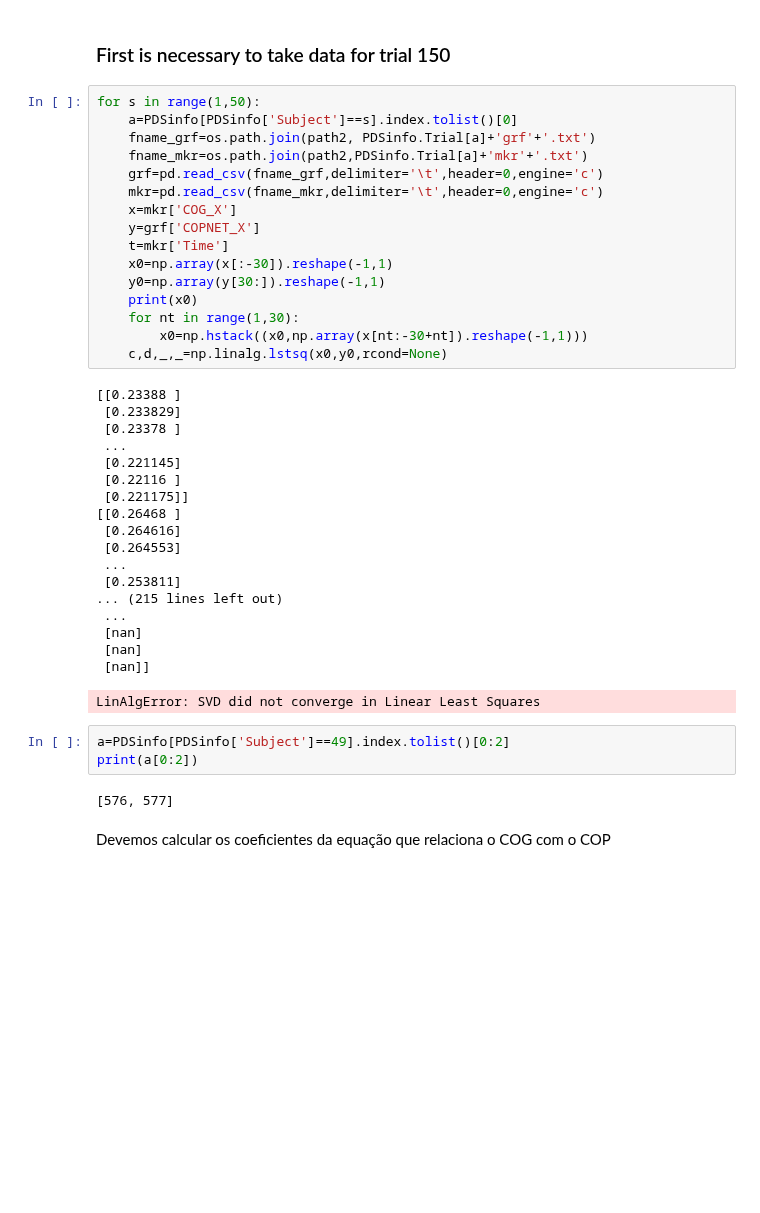
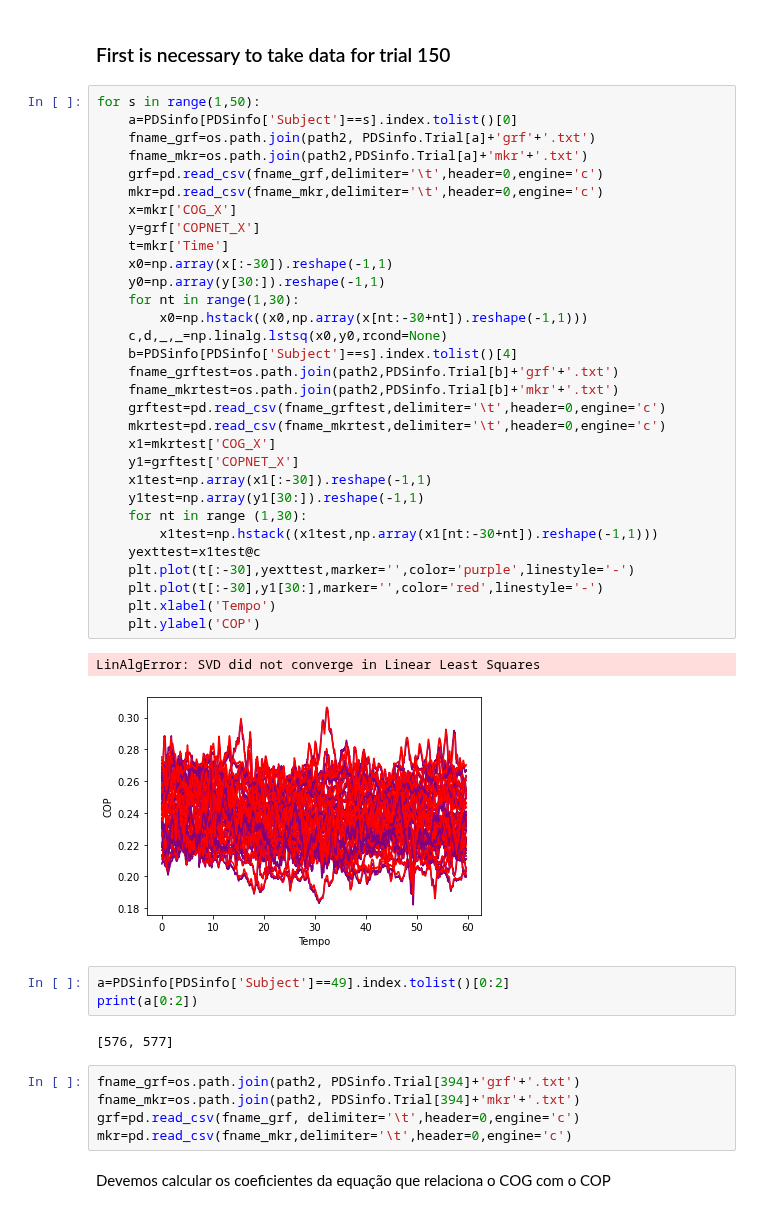
Before and after one commit to FernandaVanzini/COPandCOGestimar, a Jupyter notebook: RegressãoLinear-Every Subject.ipynb, the cells around one changed output. Cells and saved outputs as stored; diff of their text form; blank space fills up the shorter version.

```diff
--- a/RegressãoLinear-Every Subject.ipynb
+++ b/RegressãoLinear-Every Subject.ipynb
@@ -95,43 +93,47 @@ Name: Trial, dtype: object
 # %%
 for s in range(1,50):
     a=PDSinfo[PDSinfo['Subject']==s].index.tolist()[0]
     fname_grf=os.path.join(path2, PDSinfo.Trial[a]+'grf'+'.txt')
     fname_mkr=os.path.join(path2,PDSinfo.Trial[a]+'mkr'+'.txt')
     grf=pd.read_csv(fname_grf,delimiter='\t',header=0,engine='c')
     mkr=pd.read_csv(fname_mkr,delimiter='\t',header=0,engine='c')
     x=mkr['COG_X']
     y=grf['COPNET_X']
     t=mkr['Time']
     x0=np.array(x[:-30]).reshape(-1,1)
     y0=np.array(y[30:]).reshape(-1,1)
-    print(x0)
     for nt in range(1,30):
         x0=np.hstack((x0,np.array(x[nt:-30+nt]).reshape(-1,1)))
     c,d,_,_=np.linalg.lstsq(x0,y0,rcond=None)
+    b=PDSinfo[PDSinfo['Subject']==s].index.tolist()[4]
+    fname_grftest=os.path.join(path2,PDSinfo.Trial[b]+'grf'+'.txt')
+    fname_mkrtest=os.path.join(path2,PDSinfo.Trial[b]+'mkr'+'.txt')
+    grftest=pd.read_csv(fname_grftest,delimiter='\t',header=0,engine='c')
+    mkrtest=pd.read_csv(fname_mkrtest,delimiter='\t',header=0,engine='c')
+    x1=mkrtest['COG_X']
+    y1=grftest['COPNET_X']
+    x1test=np.array(x1[:-30]).reshape(-1,1)
+    y1test=np.array(y1[30:]).reshape(-1,1)
+    for nt in range (1,30):
+        x1test=np.hstack((x1test,np.array(x1[nt:-30+nt]).reshape(-1,1)))
+    yexttest=x1test@c
+    plt.plot(t[:-30],yexttest,marker='',color='purple',linestyle='-')
+    plt.plot(t[:-30],y1[30:],marker='',color='red',linestyle='-')
+    plt.xlabel('Tempo')
+    plt.ylabel('COP')
 # %% [output]
-[[0.23388 ]
- [0.233829]
- [0.23378 ]
- ...
- [0.221145]
- [0.22116 ]
- [0.221175]]
-[[0.26468 ]
- [0.264616]
- [0.264553]
- ...
- [0.253811]
-... (215 lines left out)
- ...
- [nan]
- [nan]
- [nan]]
+LinAlgError: SVD did not converge in Linear Least Squares
-LinAlgError: SVD did not converge in Linear Least Squares
+[figure, added]
 # %%
 a=PDSinfo[PDSinfo['Subject']==49].index.tolist()[0:2]
 print(a[0:2])
 # %% [output]
 [576, 577]
+# %%
+fname_grf=os.path.join(path2, PDSinfo.Trial[394]+'grf'+'.txt')
+fname_mkr=os.path.join(path2, PDSinfo.Trial[394]+'mkr'+'.txt')
+grf=pd.read_csv(fname_grf, delimiter='\t',header=0,engine='c')
+mkr=pd.read_csv(fname_mkr,delimiter='\t',header=0,engine='c')
 # %% [markdown]
 Devemos calcular os coeficientes da equação que relaciona o COG com o COP
 # %%
```
Also changed, not shown: parts of 4 cells of this notebook, 1 other file.
